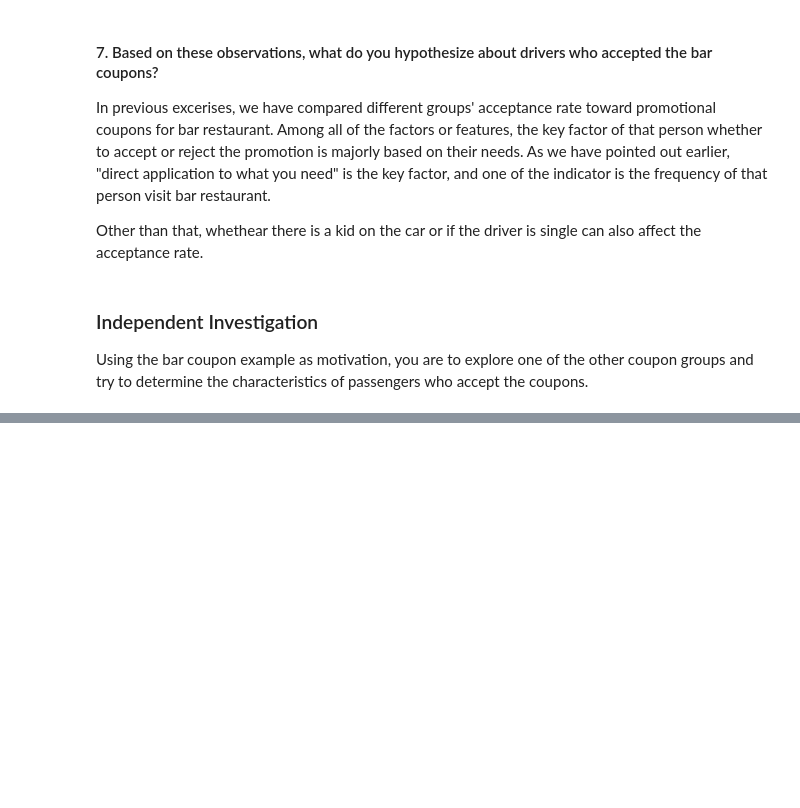
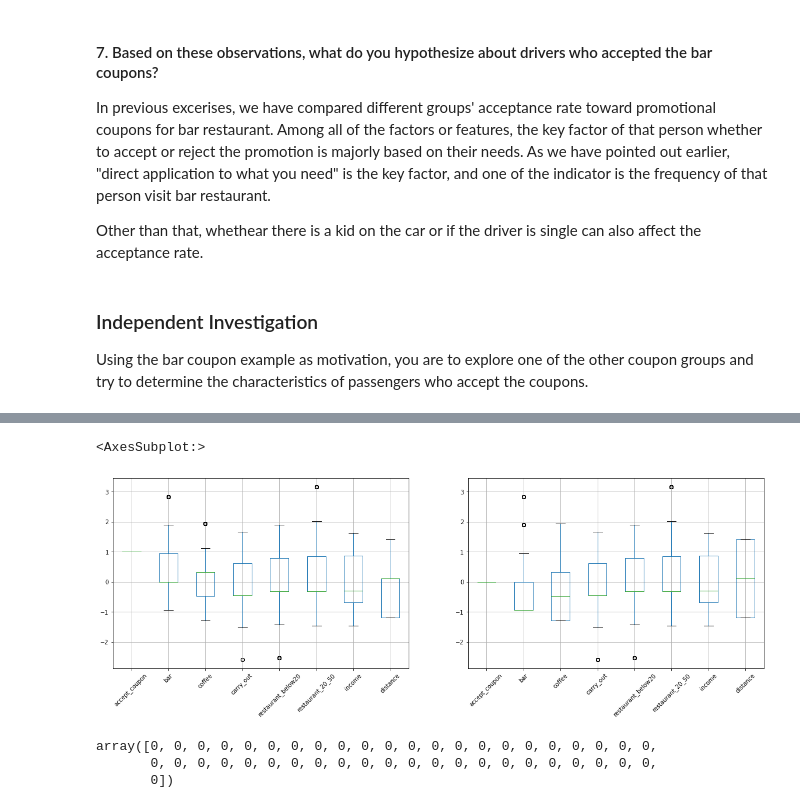
Before and after one commit to ytsai2937/kraftwerk, a Jupyter notebook: assignment_5_1_starter/assignment_5_1.ipynb, the cells around one changed output, grey strips where cells are left out. Saved outputs shown, nothing was run; the diff lists cells and outputs as text; code cells hidden in the pictures; blank space fills up the shorter version.

```diff
--- a/assignment_5_1_starter/assignment_5_1.ipynb
+++ b/assignment_5_1_starter/assignment_5_1.ipynb
@@ -997,0 +1314,27 @@ df_
+# %%
+# for col in X_train_bar.columns:
+#     X_train_bar[col]
+
+col = ["bar","coffee","carry_out","restaurant_below20","restaurant_20_50","income","distance"]
+tmp = (X_train_bar[col]-X_train_bar[col].mean())/X_train_bar[col].std()
+tmp = y_train_bar.join(tmp)
+
+plt.figure(figsize=(20,6))
+plt.subplot(1,2,1)
+tmp.query("accept_coupon==1").boxplot(rot=45)
+plt.subplot(1,2,2)
+tmp.query("accept_coupon==0").boxplot(rot=45)
+# %% [output]
+<AxesSubplot:>
+[figure, added]
+# %%
+#np.sum((y_test_predict==1) & (y_test_==1))
+
+
+np.zeros(n_rows).astype(int)
+#y
+#np.sum(y_test_==1)
+# %% [output]
+array([0, 0, 0, 0, 0, 0, 0, 0, 0, 0, 0, 0, 0, 0, 0, 0, 0, 0, 0, 0, 0, 0,
+       0, 0, 0, 0, 0, 0, 0, 0, 0, 0, 0, 0, 0, 0, 0, 0, 0, 0, 0, 0, 0, 0,
+       0])
```
Also changed, not shown: parts of 17 cells of this notebook, 3 other files.
